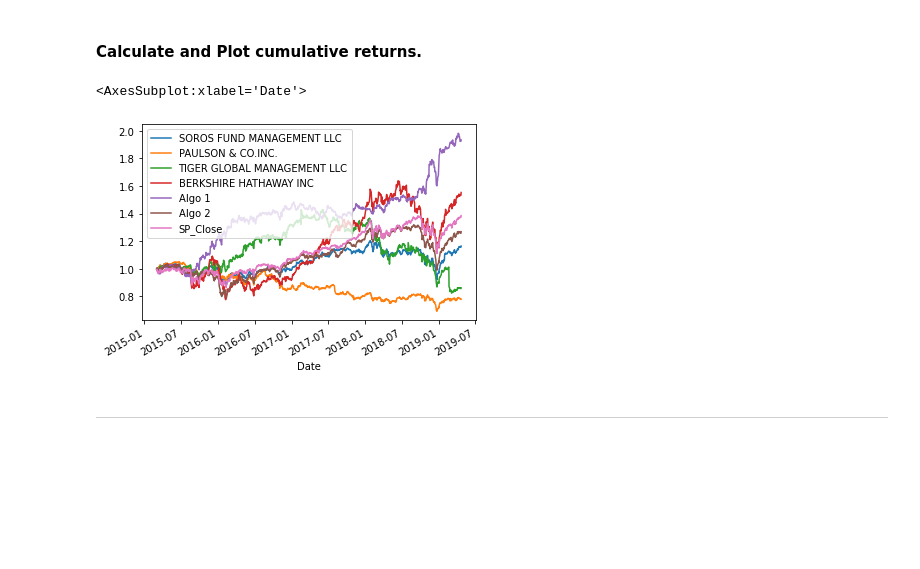
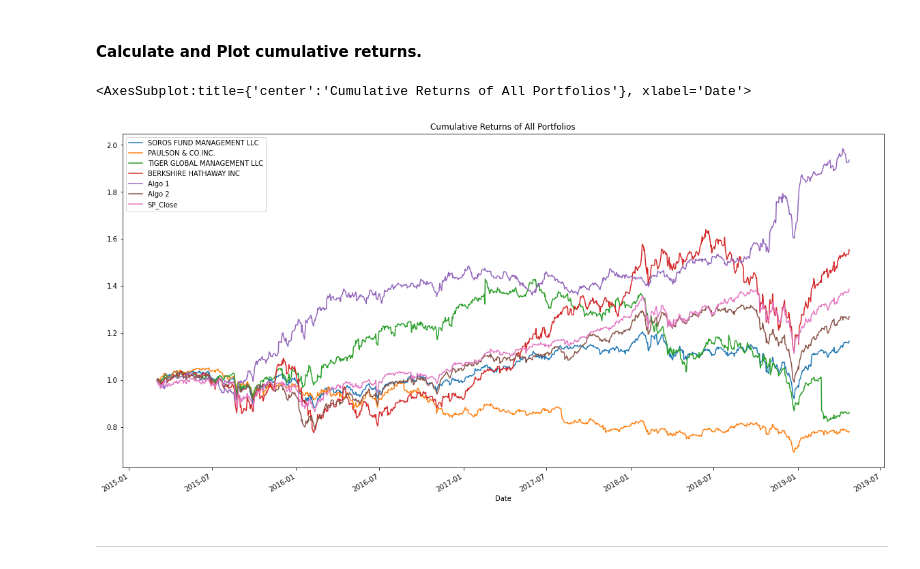
Before and after one commit to joseolasa/python-challenge, a Jupyter notebook: Whale_Analysis/whale_analysis.ipynb, the cells around one changed output. Drawn from its saved outputs; the diff is of its cells as text; code cells hidden in the pictures; blank space fills up the shorter version.

```diff
--- a/Whale_Analysis/whale_analysis.ipynb
+++ b/Whale_Analysis/whale_analysis.ipynb
@@ -140,8 +136,8 @@ Close    float64
 dtype: object
 # %%
 # Calculate Daily Returns
-SP_returns = SP_returns.pct_change()
-SP_returns.head()
+sp_returns = sp_returns.pct_change()
+sp_returns.head()
 # %% [output]
 |  | Close |
 | Date |  |
@@ -152,8 +148,8 @@ SP_returns.head()
 | 2012-10-05 | -0.000322 |
 # %%
 # Drop nulls
-SP_returns.dropna(inplace= True)
-SP_returns.head()
+sp_returns.dropna(inplace= True)
+sp_returns.head()
 # %% [output]
 |  | Close |
 | Date |  |
@@ -164,6 +160,6 @@ SP_returns.head()
 | 2012-10-08 | -0.003457 |
 # %%
 # Rename `Close` Column to be specific to this portfolio.
-SP_returns = SP_returns.rename(columns={'Close':'SP_Close'})
+sp_returns = sp_returns.rename(columns={'Close':'SP_Close'})
 # %% [markdown]
 ## Combine Whale, Algorithmic, and S&P 500 Returns
@@ -190,7 +188,7 @@ Algo_returns.head()
 # %%
 # Join Whale Returns, Algorithmic Returns, and the S&P 500 Returns into a single DataFrame with columns for each portfolio's returns.
-All_returns = pd.concat([whale_returns, Algo_returns, SP_returns], axis= 'columns' , join = 'inner')
-All_returns.head()
+all_returns = pd.concat([whale_returns, algo_returns, sp_returns], axis= 'columns' , join = 'inner')
+all_returns.head()
 # %% [output]
 |  | SOROS FUND MANAGEMENT LLC | PAULSON & CO.INC. | TIGER GLOBAL MANAGEMENT LLC | BERKSHIRE HATHAWAY INC | Algo 1 | Algo 2 | ... |
 | Date |  |  |  |  |  |  | ... |
@@ -218,18 +222,15 @@ All_returns.plot(kind='line')
 # %% [markdown]
 #### Calculate and Plot cumulative returns.
 # %%
-# Calculate cumulative returns of all portfolios
-
-All_cum_returns = All_returns.add(1).cumprod()
-All_cum_returns.describe()
+# Calculate cumulative returns of all portfolios ( dollar growth)
+all_cumlative_returns = all_returns.add(1).cumprod()
+all_cumlative_returns.describe()
 
 # Plot cumulative returns
-
-
-All_cum_returns.plot(kind = "line")
+all_cumlative_returns.plot(kind = "line", figsize = fig_size, title = 'Cumulative Returns of All Portfolios')
 # %% [output]
-<AxesSubplot:xlabel='Date'>
+<AxesSubplot:title={'center':'Cumulative Returns of All Portfolios'}, xlabel='Date'>
-[figure, old version]
+[figure, new version]
 # %% [markdown]
 ---
 # %% [markdown]
```
Also changed, not shown: parts of 49 cells of this notebook, 2 other files.
